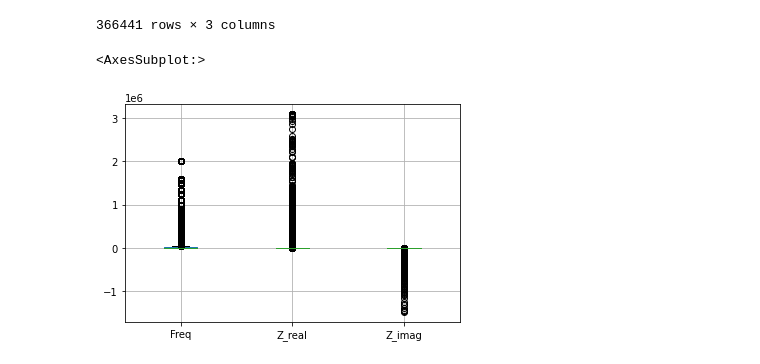
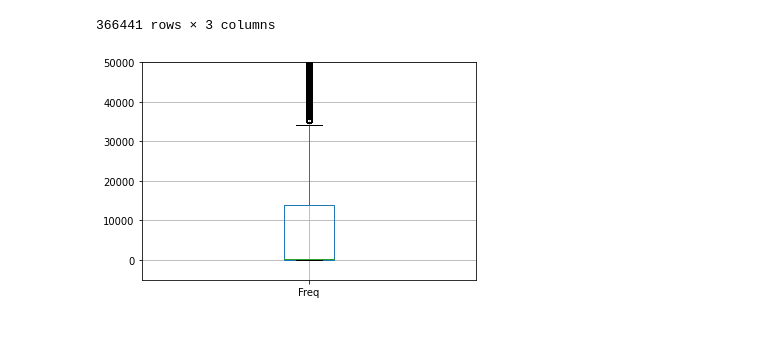
Before and after one commit to Risslock/BatteryDEV-QS-EIS-Challenge, a Jupyter notebook: notebooks/eis_plot_and_ecm_fit_examples.ipynb, the cells around one changed output. Drawn from its saved outputs; the diff is of its cells as text; code cells hidden in the pictures; blank space fills up the shorter version.

Commit message:
boxplots

```diff
--- a/notebooks/eis_plot_and_ecm_fit_examples.ipynb
+++ b/notebooks/eis_plot_and_ecm_fit_examples.ipynb
@@ -490,7 +490,9 @@ extract_freq_z_data(eis_data)
 | 366440 | 100000.000000 | 0.181238 | -0.777294 |
 366441 rows × 3 columns
 # %%
-extract_freq_z_data(eis_data).boxplot()
+axes = extract_freq_z_data(eis_data).boxplot(column=['Freq'],return_type='axes')
+axes.set_ylim(-5000, 50000)
+
+plt.show()
 # %% [output]
-<AxesSubplot:>
-[figure, old version]
+[figure, new version]
```
Also changed, not shown: parts of 4 cells of this notebook.
